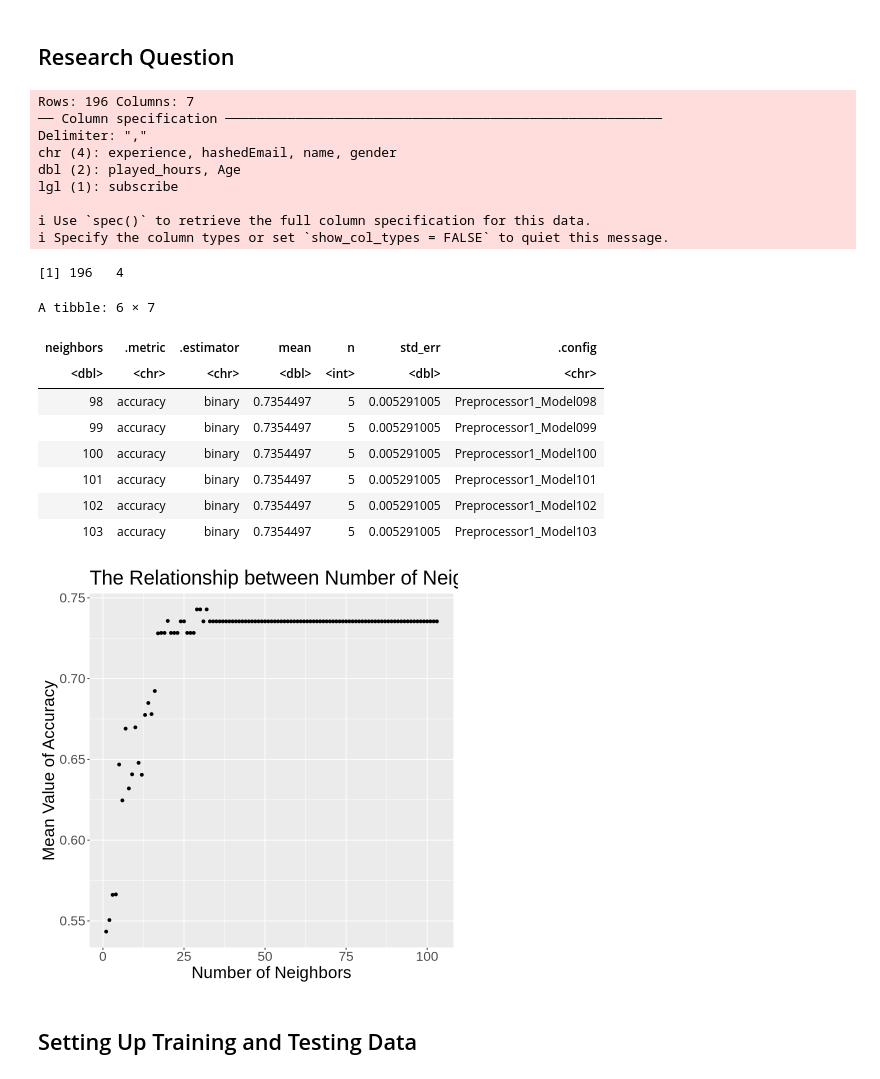
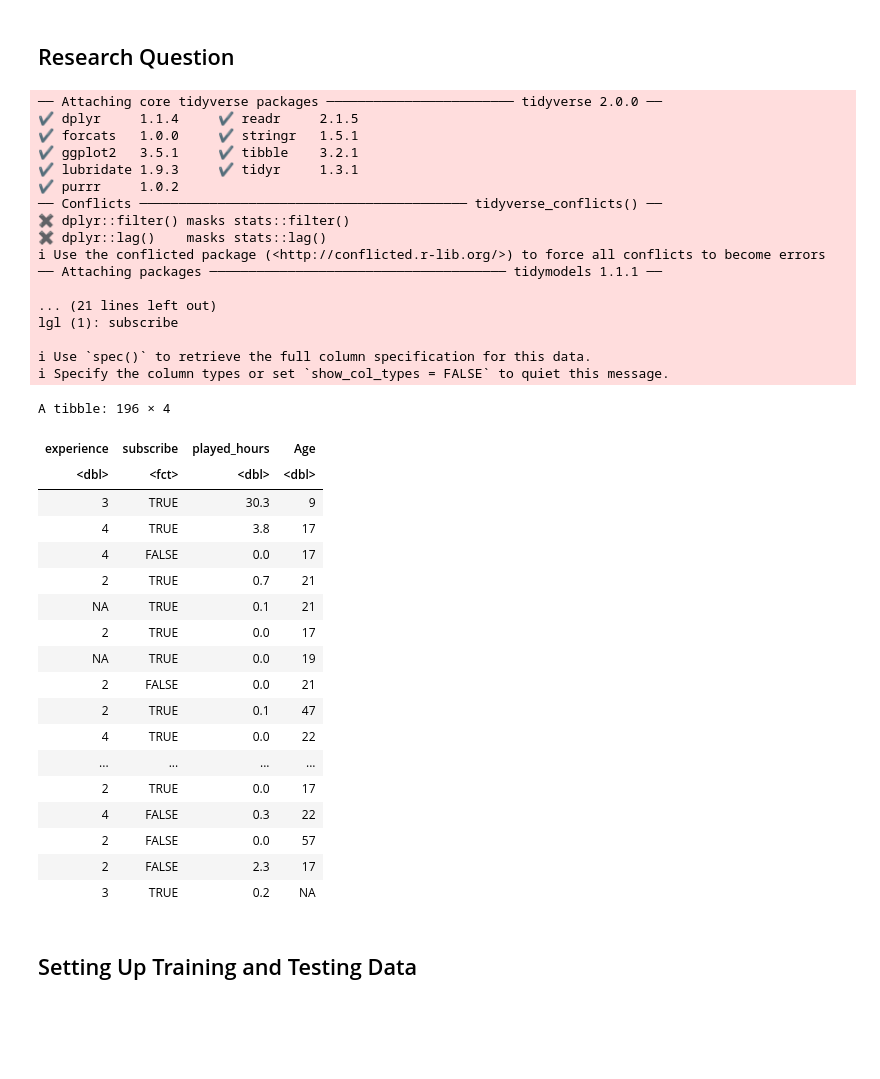
Before and after one commit to Lemiao-Yang/DSCI100-project_group42, a Jupyter notebook: 42Group.ipynb, the cells around one changed output. Drawn from its saved outputs; the diff is of its cells as text; code cells hidden in the pictures; blank space fills up the shorter version.

Commit message:
center, scaled, gender
i centered and scaled the data, and removed the gender as a predictor and changed it to the Age predictor

```diff
--- a/42Group.ipynb
+++ b/42Group.ipynb
@@ -5,38 +5,64 @@
 # %%
 library(tidyverse)
 library(dplyr)
 library(tidymodels)
 set.seed(6666)
 
 players <- read_csv("players.csv")
 
 
+# clean_players <- players |>
+#     mutate(subscribe = as.factor(subscribe),
+#            experience = as.factor(experience),
+#            gender = as.factor(gender)) |>
+#     select(-hashedEmail, -Age, -name)
+
 clean_players <- players |>
-    mutate(subscribe = as.factor(subscribe),
-           experience = as.factor(experience),
-           gender = as.factor(gender)) |>
-    select(-hashedEmail, -Age, -name)
+    mutate(subscribe = as.factor(subscribe)) |>
+    mutate(experience = as.numeric(factor(experience,
+                        levels = c("Beginner", "Amateur", "Pro", "Veteran")))) |>
+    mutate(Age = as.numeric(Age)) |>
+
+    select(-hashedEmail, -gender, -name)
+
+clean_players
 # %% [output]
-Rows: 196 Columns: 7
-── Column specification ────────────────────────────────────────────────────────
-Delimiter: ","
-chr (4): experience, hashedEmail, name, gender
-dbl (2): played_hours, Age
+── Attaching core tidyverse packages ──────────────────────── tidyverse 2.0.0 ──
+✔ dplyr     1.1.4     ✔ readr     2.1.5
+✔ forcats   1.0.0     ✔ stringr   1.5.1
+✔ ggplot2   3.5.1     ✔ tibble    3.2.1
+✔ lubridate 1.9.3     ✔ tidyr     1.3.1
+✔ purrr     1.0.2
+── Conflicts ────────────────────────────────────────── tidyverse_conflicts() ──
+✖ dplyr::filter() masks stats::filter()
+✖ dplyr::lag()    masks stats::lag()
+ℹ Use the conflicted package (<http://conflicted.r-lib.org/>) to force all conflicts to become errors
+── Attaching packages ────────────────────────────────────── tidymodels 1.1.1 ──
+
+... (21 lines left out)
 lgl (1): subscribe
 
 ℹ Use `spec()` to retrieve the full column specification for this data.
 ℹ Specify the column types or set `show_col_types = FALSE` to quiet this message.
-[1] 196   4
+A tibble: 196 × 4
-A tibble: 6 × 7
-| neighbors | .metric | .estimator | mean | n | std_err | .config |
-| <dbl> | <chr> | <chr> | <dbl> | <int> | <dbl> | <chr> |
-| 98 | accuracy | binary | 0.7354497 | 5 | 0.005291005 | Preprocessor1_Model098 |
-| 99 | accuracy | binary | 0.7354497 | 5 | 0.005291005 | Preprocessor1_Model099 |
-| 100 | accuracy | binary | 0.7354497 | 5 | 0.005291005 | Preprocessor1_Model100 |
-| 101 | accuracy | binary | 0.7354497 | 5 | 0.005291005 | Preprocessor1_Model101 |
-| 102 | accuracy | binary | 0.7354497 | 5 | 0.005291005 | Preprocessor1_Model102 |
-| 103 | accuracy | binary | 0.7354497 | 5 | 0.005291005 | Preprocessor1_Model103 |
+| experience | subscribe | played_hours | Age |
+| <dbl> | <fct> | <dbl> | <dbl> |
+| 3 | TRUE | 30.3 | 9 |
+| 4 | TRUE | 3.8 | 17 |
+| 4 | FALSE | 0.0 | 17 |
+| 2 | TRUE | 0.7 | 21 |
+| NA | TRUE | 0.1 | 21 |
+| 2 | TRUE | 0.0 | 17 |
+| NA | TRUE | 0.0 | 19 |
+| 2 | FALSE | 0.0 | 21 |
+| 2 | TRUE | 0.1 | 47 |
+| 4 | TRUE | 0.0 | 22 |
+| ... | ... | ... | ... |
+| 2 | TRUE | 0.0 | 17 |
+| 4 | FALSE | 0.3 | 22 |
+| 2 | FALSE | 0.0 | 57 |
+| 2 | FALSE | 2.3 | 17 |
+| 3 | TRUE | 0.2 | NA |
-[figure, removed]
 # %% [markdown]
 ## Setting Up Training and Testing Data
 # %%
```
Also changed, not shown: parts of 2 cells of this notebook.
